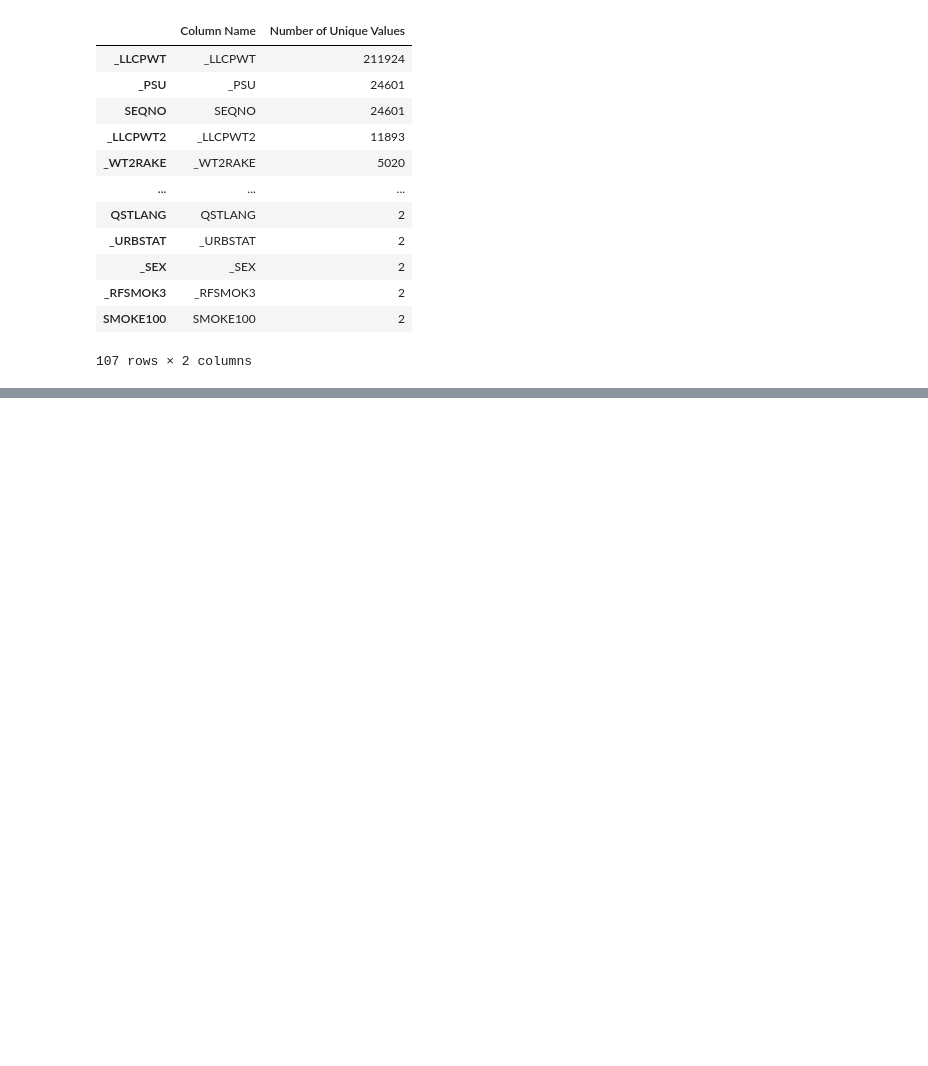
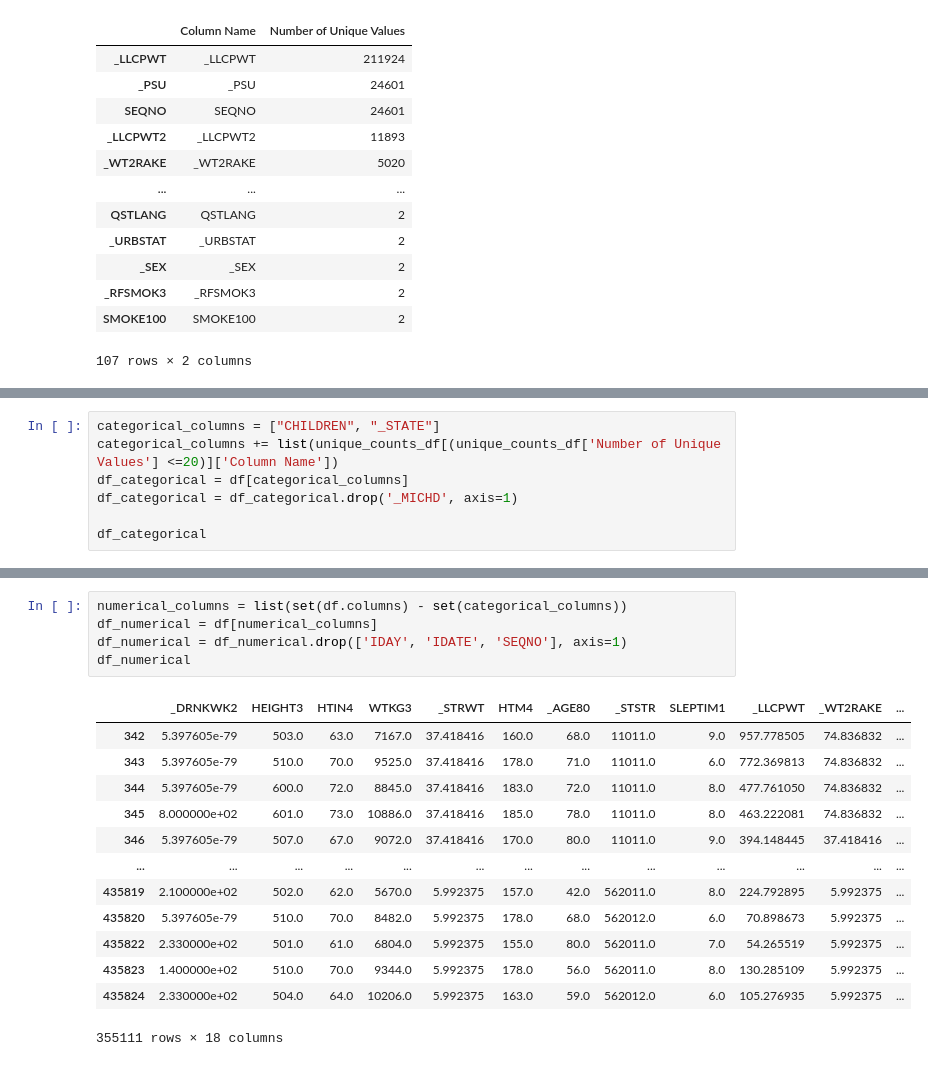
Before and after one commit to duvallar/MA384_CDSA, a Jupyter notebook: duvallar/indicators_2022/clean2022.ipynb, the cells around one changed output, grey strips where cells are left out. Saved outputs shown, nothing was run; the diff lists cells and outputs as text; blank space fills up the shorter version.

Commit message:
seperated categorical and numerical

```diff
--- a/duvallar/indicators_2022/clean2022.ipynb
+++ b/duvallar/indicators_2022/clean2022.ipynb
@@ -242,0 +388,7 @@ Name: count, dtype: int64
+# %%
+categorical_columns = ["CHILDREN", "_STATE"]
+categorical_columns += list(unique_counts_df[(unique_counts_df['Number of Unique Values'] <=20)]['Column Name'])
+df_categorical = df[categorical_columns]
+df_categorical = df_categorical.drop('_MICHD', axis=1)
+
+df_categorical
@@ -242,0 +441,19 @@ Name: count, dtype: int64
+# %%
+numerical_columns = list(set(df.columns) - set(categorical_columns))
+df_numerical = df[numerical_columns]
+df_numerical = df_numerical.drop(['IDAY', 'IDATE', 'SEQNO'], axis=1)
+df_numerical
+# %% [output]
+|  | _DRNKWK2 | HEIGHT3 | HTIN4 | WTKG3 | _STRWT | HTM4 | _AGE80 | _STSTR | SLEPTIM1 | _LLCPWT | _WT2RAKE | ... |
+| 342 | 5.397605e-79 | 503.0 | 63.0 | 7167.0 | 37.418416 | 160.0 | 68.0 | 11011.0 | 9.0 | 957.778505 | 74.836832 | ... |
+| 343 | 5.397605e-79 | 510.0 | 70.0 | 9525.0 | 37.418416 | 178.0 | 71.0 | 11011.0 | 6.0 | 772.369813 | 74.836832 | ... |
+| 344 | 5.397605e-79 | 600.0 | 72.0 | 8845.0 | 37.418416 | 183.0 | 72.0 | 11011.0 | 8.0 | 477.761050 | 74.836832 | ... |
+| 345 | 8.000000e+02 | 601.0 | 73.0 | 10886.0 | 37.418416 | 185.0 | 78.0 | 11011.0 | 8.0 | 463.222081 | 74.836832 | ... |
+| 346 | 5.397605e-79 | 507.0 | 67.0 | 9072.0 | 37.418416 | 170.0 | 80.0 | 11011.0 | 9.0 | 394.148445 | 37.418416 | ... |
+| ... | ... | ... | ... | ... | ... | ... | ... | ... | ... | ... | ... | ... |
+| 435819 | 2.100000e+02 | 502.0 | 62.0 | 5670.0 | 5.992375 | 157.0 | 42.0 | 562011.0 | 8.0 | 224.792895 | 5.992375 | ... |
+| 435820 | 5.397605e-79 | 510.0 | 70.0 | 8482.0 | 5.992375 | 178.0 | 68.0 | 562012.0 | 6.0 | 70.898673 | 5.992375 | ... |
+| 435822 | 2.330000e+02 | 501.0 | 61.0 | 6804.0 | 5.992375 | 155.0 | 80.0 | 562011.0 | 7.0 | 54.265519 | 5.992375 | ... |
+| 435823 | 1.400000e+02 | 510.0 | 70.0 | 9344.0 | 5.992375 | 178.0 | 56.0 | 562011.0 | 8.0 | 130.285109 | 5.992375 | ... |
+| 435824 | 2.330000e+02 | 504.0 | 64.0 | 10206.0 | 5.992375 | 163.0 | 59.0 | 562012.0 | 6.0 | 105.276935 | 5.992375 | ... |
+355111 rows × 18 columns
```
Also changed, not shown: parts of 16 cells of this notebook, 1 other file.
